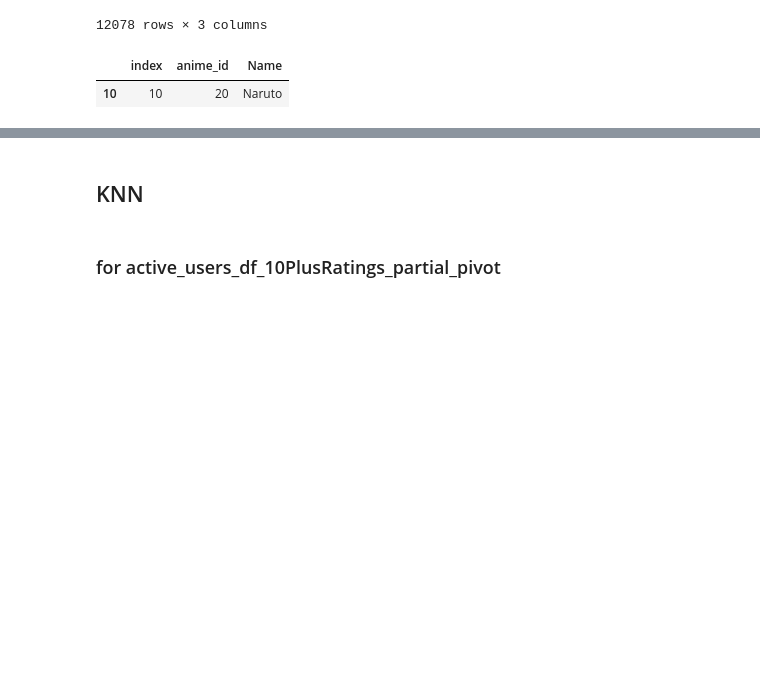
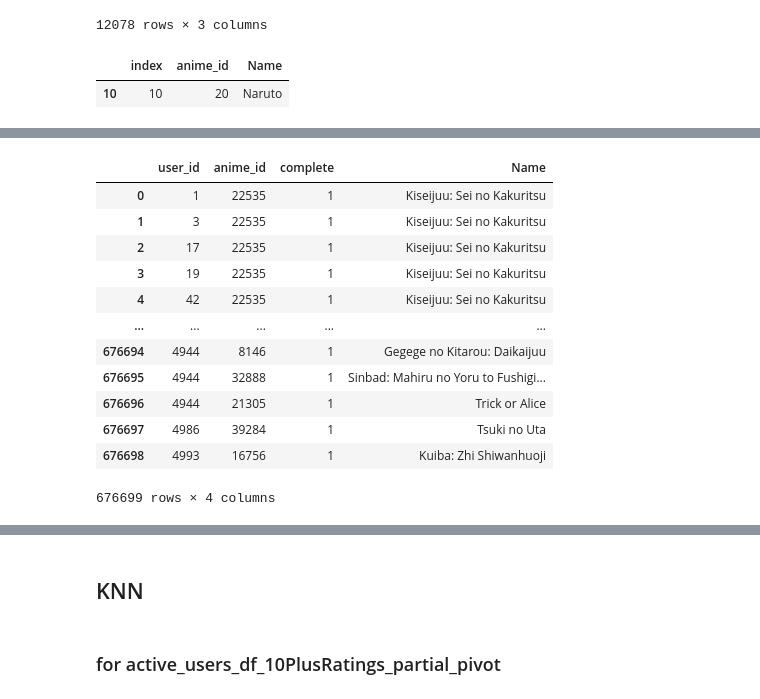
Before and after one commit to mijkami/Anime_Map, a Jupyter notebook: notebooks/Modelisation.ipynb, the cells around one changed output, grey strips where cells are left out. Cells and saved outputs as stored; diff of their text form; code cells hidden in the pictures; blank space fills up the shorter version.

```diff
--- a/notebooks/Modelisation.ipynb
+++ b/notebooks/Modelisation.ipynb
@@ -146,0 +187,18 @@ anime_id_name_df_10PlusRatings.query('Name == "Naruto"')
+# %%
+rating_complete_df_100PlusRatings_partial_merge['rating'] = 1
+rating_complete_df_100PlusRatings_partial_merge.rename(columns={'rating' : 'complete'}, inplace =True)
+rating_complete_df_100PlusRatings_partial_merge
+# %% [output]
+|  | user_id | anime_id | complete | Name |
+| 0 | 1 | 22535 | 1 | Kiseijuu: Sei no Kakuritsu |
+| 1 | 3 | 22535 | 1 | Kiseijuu: Sei no Kakuritsu |
+| 2 | 17 | 22535 | 1 | Kiseijuu: Sei no Kakuritsu |
+| 3 | 19 | 22535 | 1 | Kiseijuu: Sei no Kakuritsu |
+| 4 | 42 | 22535 | 1 | Kiseijuu: Sei no Kakuritsu |
+| ... | ... | ... | ... | ... |
+| 676694 | 4944 | 8146 | 1 | Gegege no Kitarou: Daikaijuu |
+| 676695 | 4944 | 32888 | 1 | Sinbad: Mahiru no Yoru to Fushigi... |
+| 676696 | 4944 | 21305 | 1 | Trick or Alice |
+| 676697 | 4986 | 39284 | 1 | Tsuki no Uta |
+| 676698 | 4993 | 16756 | 1 | Kuiba: Zhi Shiwanhuoji |
+676699 rows × 4 columns
```
Also changed, not shown: parts of 45 cells of this notebook.
